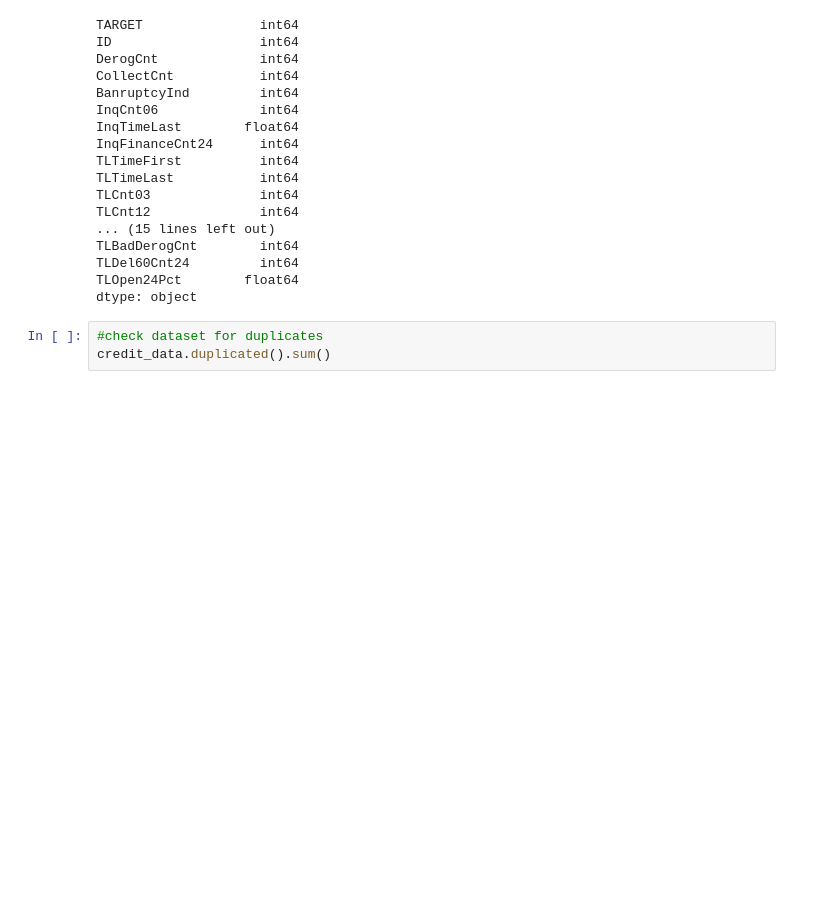
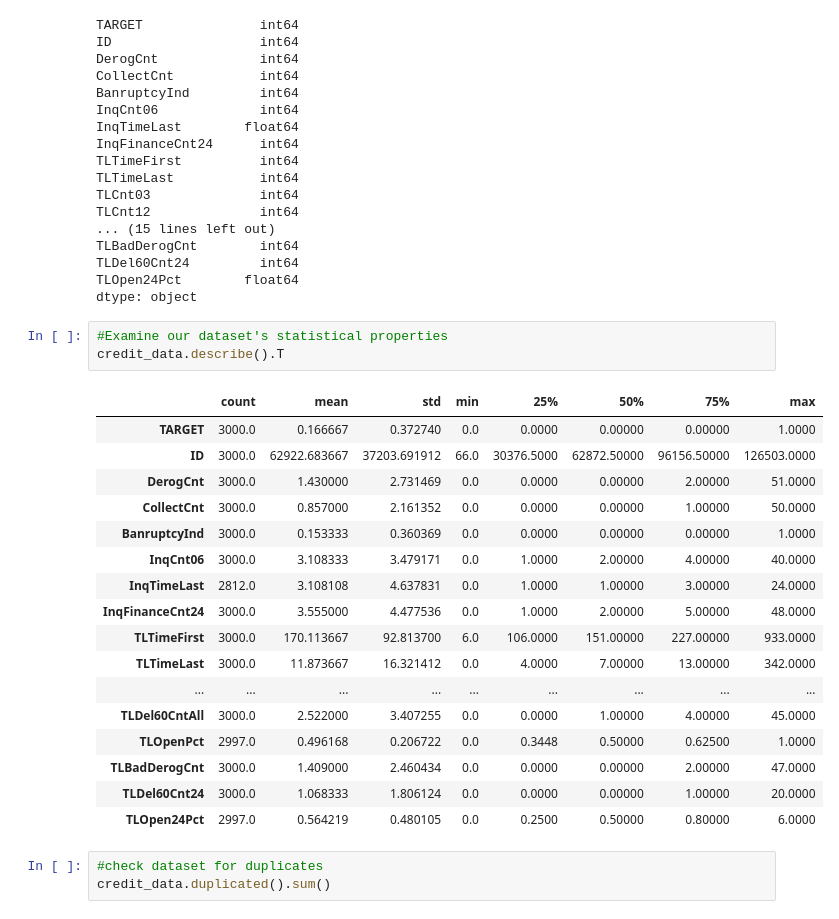
Before and after one commit to Arrowhead-X/Credit-Scoring-Using-A-Credit-Risk-Model, a Jupyter notebook: Credit Risk Modeling.ipynb, the cells around one changed output. Drawn from its saved outputs; the diff is of its cells as text; blank space fills up the shorter version.

```diff
--- a/Credit Risk Modeling.ipynb
+++ b/Credit Risk Modeling.ipynb
@@ -61,6 +63,27 @@ TLBadDerogCnt        int64
 TLDel60Cnt24         int64
 TLOpen24Pct        float64
 dtype: object
+# %%
+#Examine our dataset's statistical properties
+credit_data.describe().T
+# %% [output]
+|  | count | mean | std | min | 25% | 50% | 75% | max |
+| TARGET | 3000.0 | 0.166667 | 0.372740 | 0.0 | 0.0000 | 0.00000 | 0.00000 | 1.0000 |
+| ID | 3000.0 | 62922.683667 | 37203.691912 | 66.0 | 30376.5000 | 62872.50000 | 96156.50000 | 126503.0000 |
+| DerogCnt | 3000.0 | 1.430000 | 2.731469 | 0.0 | 0.0000 | 0.00000 | 2.00000 | 51.0000 |
+| CollectCnt | 3000.0 | 0.857000 | 2.161352 | 0.0 | 0.0000 | 0.00000 | 1.00000 | 50.0000 |
+| BanruptcyInd | 3000.0 | 0.153333 | 0.360369 | 0.0 | 0.0000 | 0.00000 | 0.00000 | 1.0000 |
+| InqCnt06 | 3000.0 | 3.108333 | 3.479171 | 0.0 | 1.0000 | 2.00000 | 4.00000 | 40.0000 |
+| InqTimeLast | 2812.0 | 3.108108 | 4.637831 | 0.0 | 1.0000 | 1.00000 | 3.00000 | 24.0000 |
+| InqFinanceCnt24 | 3000.0 | 3.555000 | 4.477536 | 0.0 | 1.0000 | 2.00000 | 5.00000 | 48.0000 |
+| TLTimeFirst | 3000.0 | 170.113667 | 92.813700 | 6.0 | 106.0000 | 151.00000 | 227.00000 | 933.0000 |
+| TLTimeLast | 3000.0 | 11.873667 | 16.321412 | 0.0 | 4.0000 | 7.00000 | 13.00000 | 342.0000 |
+| ... | ... | ... | ... | ... | ... | ... | ... | ... |
+| TLDel60CntAll | 3000.0 | 2.522000 | 3.407255 | 0.0 | 0.0000 | 1.00000 | 4.00000 | 45.0000 |
+| TLOpenPct | 2997.0 | 0.496168 | 0.206722 | 0.0 | 0.3448 | 0.50000 | 0.62500 | 1.0000 |
+| TLBadDerogCnt | 3000.0 | 1.409000 | 2.460434 | 0.0 | 0.0000 | 0.00000 | 2.00000 | 47.0000 |
+| TLDel60Cnt24 | 3000.0 | 1.068333 | 1.806124 | 0.0 | 0.0000 | 0.00000 | 1.00000 | 20.0000 |
+| TLOpen24Pct | 2997.0 | 0.564219 | 0.480105 | 0.0 | 0.2500 | 0.50000 | 0.80000 | 6.0000 |
 # %%
 #check dataset for duplicates
 credit_data.duplicated().sum()
```
Also changed, not shown: parts of 2 cells of this notebook.
